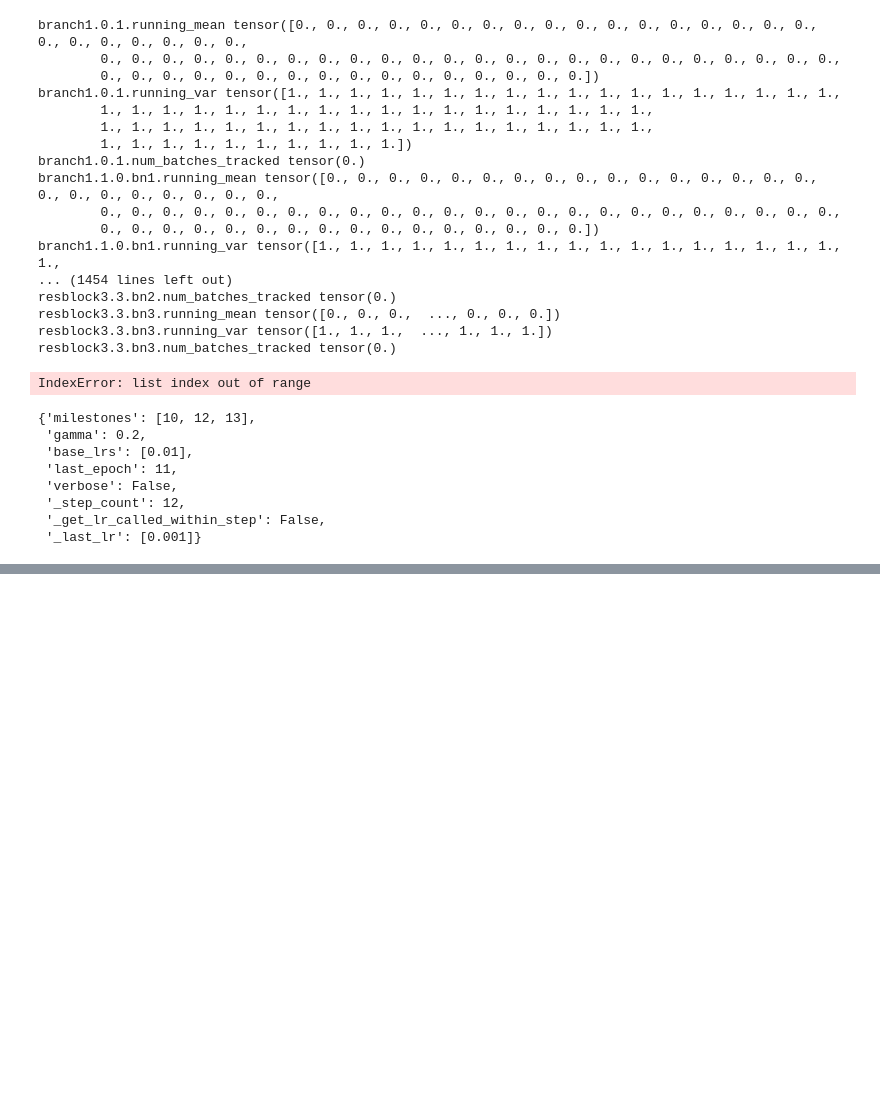
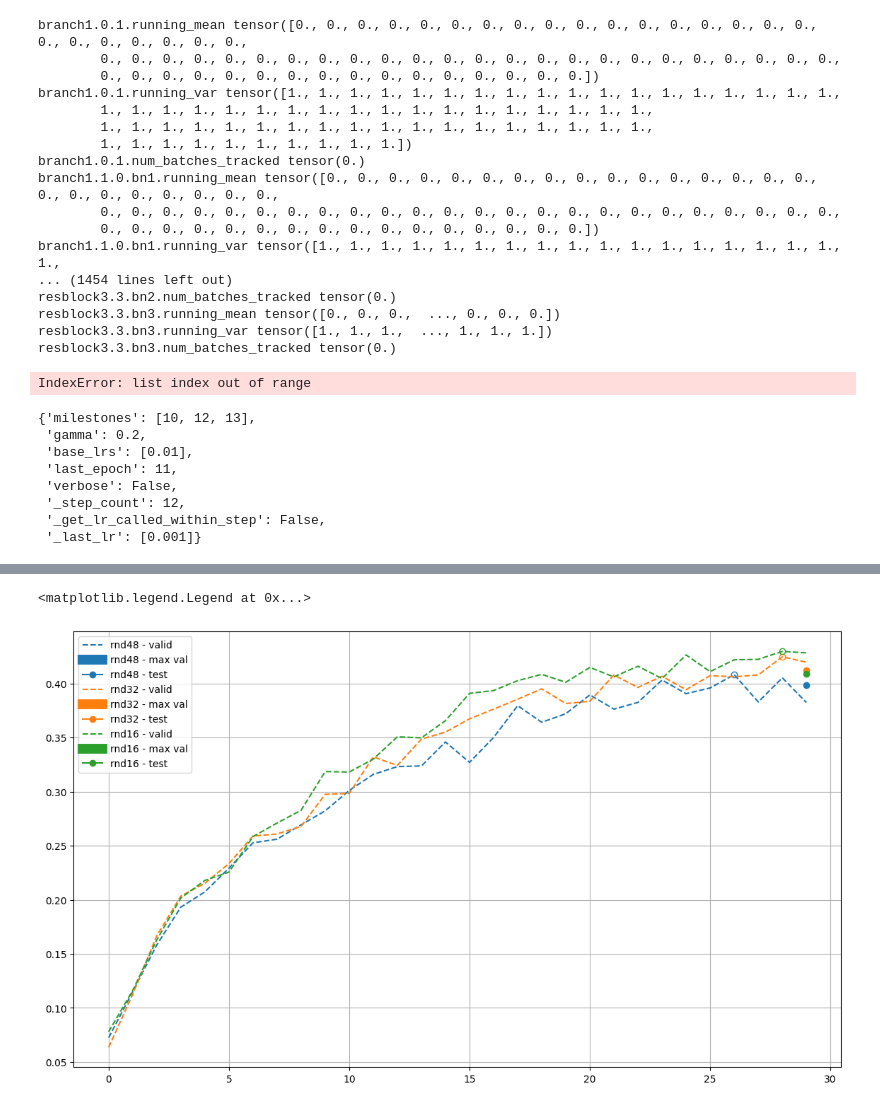
Before and after one commit to MicheleCazzola/artist-identification, a Jupyter notebook: playground.ipynb, the cells around one changed output, grey strips where cells are left out. Cells and saved outputs as stored; diff of their text form; code cells hidden in the pictures; blank space fills up the shorter version.

```diff
--- a/playground.ipynb
+++ b/playground.ipynb
@@ -838,0 +909,26 @@ chp = torch.load(MODEL_PATH, weights_only=False)
+# %%
+val_accuracies = {}
+test_accuracies = {}
+for instance, folder in folders.items():
+    filename = f"{folder}/result.json"
+    result = json.load(open(filename, mode="r", encoding="utf-8"))
+    val_accuracies[instance] = result["val_accuracies"]
+    test_accuracies[instance] = result["metrics"]["weighted_top-5_mca"]
+
+max_val_accuracies = {inst: (max(values), values.index(max(values)))for inst, values in val_accuracies.items()}
+# %%
+plt.figure(figsize=(14,8))
+
+for ((val_inst, val_loss), (max_val_inst, (max_val_acc, max_index_acc)), (test_inst, test_loss)) in zip(val_accuracies.items(), max_val_accuracies.items(), test_accuracies.items()):
+    assert val_inst == max_val_inst == test_inst, f"Expected match, found {val_inst}, {max_val_inst}, {test_inst}"
+
+    color = plt.gca()._get_lines.get_next_color()
+    plt.plot(val_loss, label=f"{val_inst} - valid", linestyle="--", color=color)
+    plt.plot(max_index_acc, max_val_acc, marker='o', fillstyle="none",  label=f"{test_inst} - max val", color=color)
+    plt.plot(len(val_loss)-1, test_loss, marker='o', label=f"{test_inst} - test", color=color)
+
+plt.grid()
+plt.legend()
+# %% [output]
+<matplotlib.legend.Legend at 0x...>
+[figure, added]
```
Also changed, not shown: parts of 6 cells of this notebook, 11 other files.
